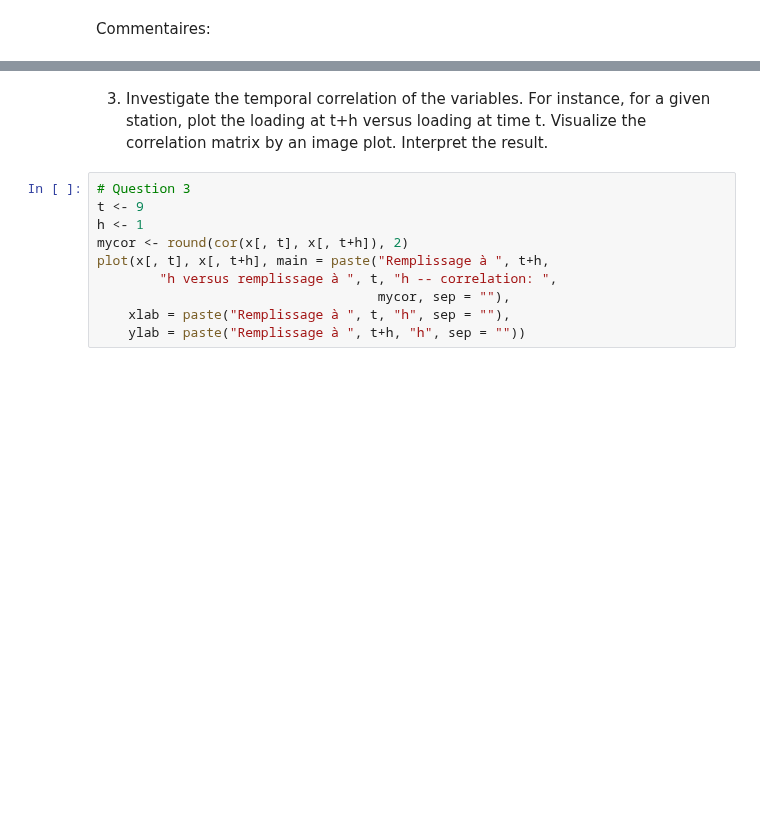
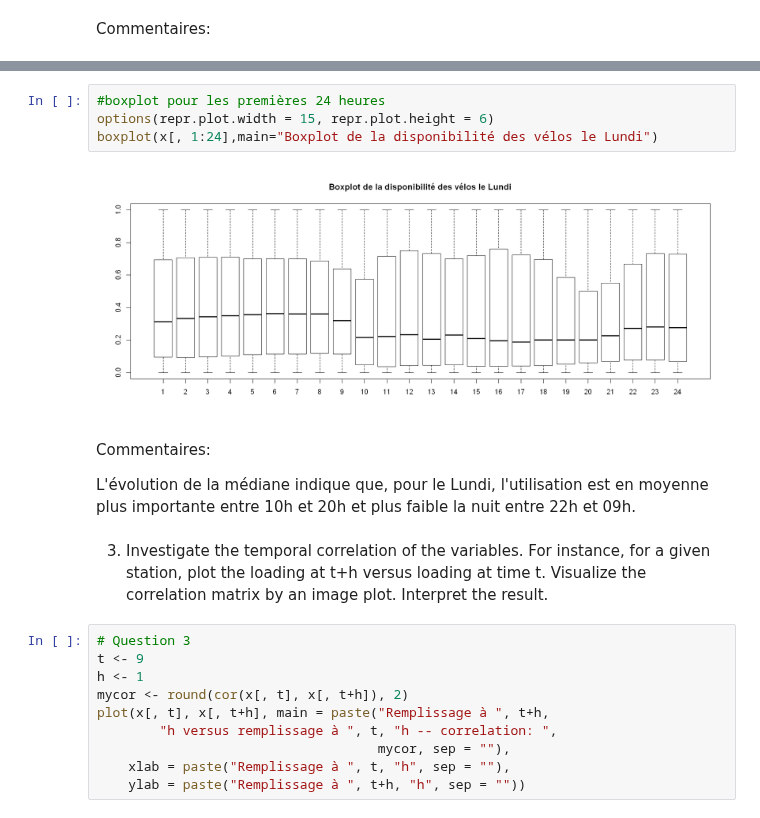
Before and after one commit to Salamata-BA/Projet_Analyse_Donnees, a Jupyter notebook: velib_R_notebook_Projet.ipynb, the cells around one changed output, grey strips where cells are left out. Saved outputs shown, nothing was run; the diff lists cells and outputs as text; blank space fills up the shorter version.

```diff
--- a/velib_R_notebook_Projet.ipynb
+++ b/velib_R_notebook_Projet.ipynb
@@ -79,3 +95,13 @@ Commentaires:
+# %%
+#boxplot pour les premières 24 heures
+options(repr.plot.width = 15, repr.plot.height = 6)
+boxplot(x[, 1:24],main="Boxplot de la disponibilité des vélos le Lundi")
+# %% [output]
+[figure, added]
+# %% [markdown]
+Commentaires:
+
+L'évolution de la médiane indique que, pour le Lundi, l'utilisation est en moyenne plus importante entre 10h et 20h et plus faible la nuit entre 22h et 09h.
 # %% [markdown]
 3. Investigate the temporal correlation of the variables.
 For instance, for a given station, plot the loading at t+h versus loading at time t.
```
Also changed, not shown: parts of 10 cells of this notebook.
